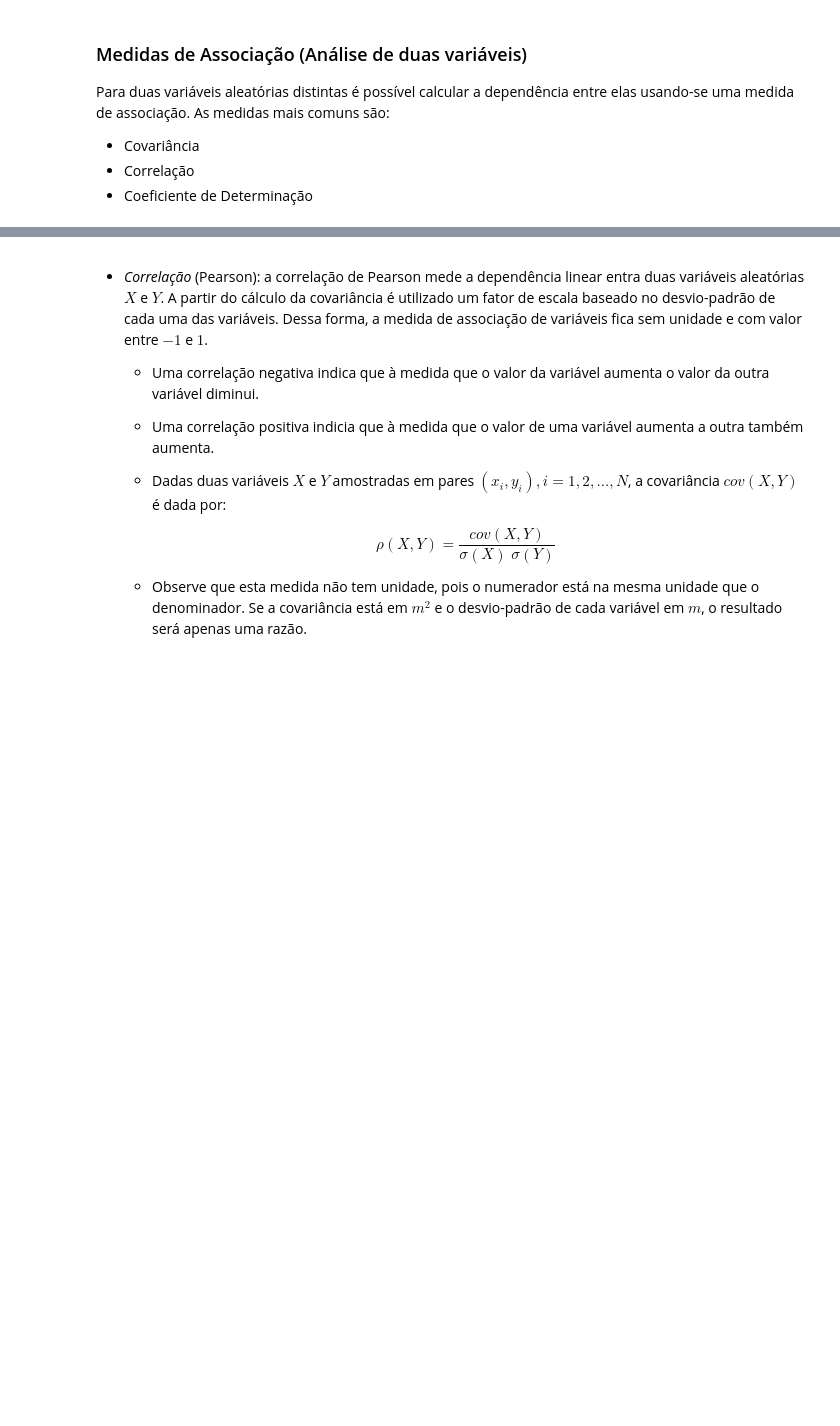
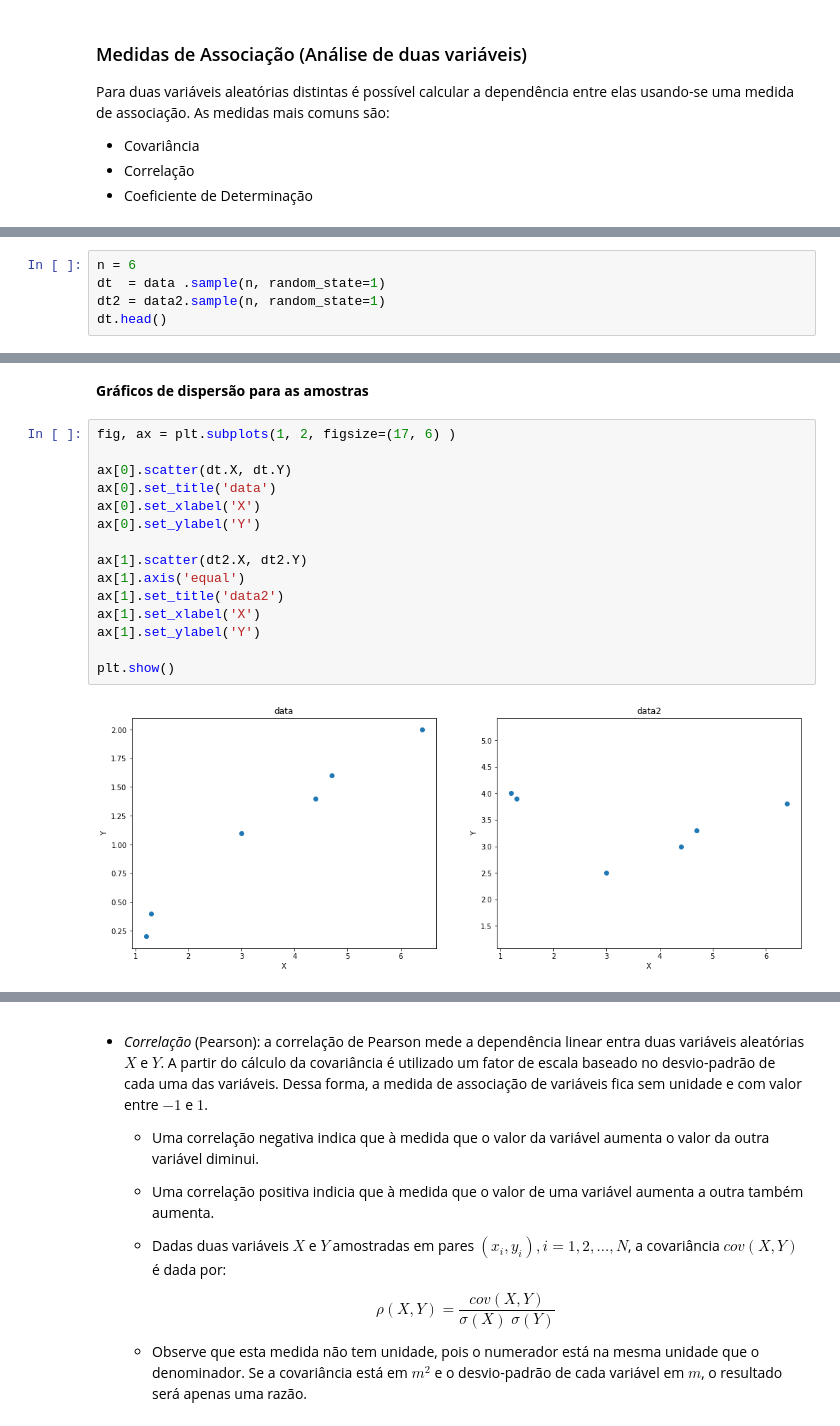
Before and after one commit to anfer86/teaching-datamining-lessons, a Jupyter notebook: aula04/fundamentos_visualizacao.ipynb, the cells around one changed output, grey strips where cells are left out. Drawn from its saved outputs; the diff is of its cells as text; blank space fills up the shorter version.

```diff
--- a/aula04/fundamentos_visualizacao.ipynb
+++ b/aula04/fundamentos_visualizacao.ipynb
@@ -345,0 +395,5 @@ Para duas variáveis aleatórias distintas é possível calcular a dependência
+# %%
+n = 6
+dt  = data .sample(n, random_state=1)
+dt2 = data2.sample(n, random_state=1)
+dt.head()
@@ -345,0 +407,19 @@ Para duas variáveis aleatórias distintas é possível calcular a dependência
+# %% [markdown]
+**Gráficos de dispersão para as amostras**
+# %%
+fig, ax = plt.subplots(1, 2, figsize=(17, 6) )
+
+ax[0].scatter(dt.X, dt.Y)
+ax[0].set_title('data')
+ax[0].set_xlabel('X')
+ax[0].set_ylabel('Y')
+
+ax[1].scatter(dt2.X, dt2.Y)
+ax[1].axis('equal')
+ax[1].set_title('data2')
+ax[1].set_xlabel('X')
+ax[1].set_ylabel('Y')
+
+plt.show()
+# %% [output]
+[figure, added]
```
Also changed, not shown: parts of 49 cells of this notebook, 4 other files.
